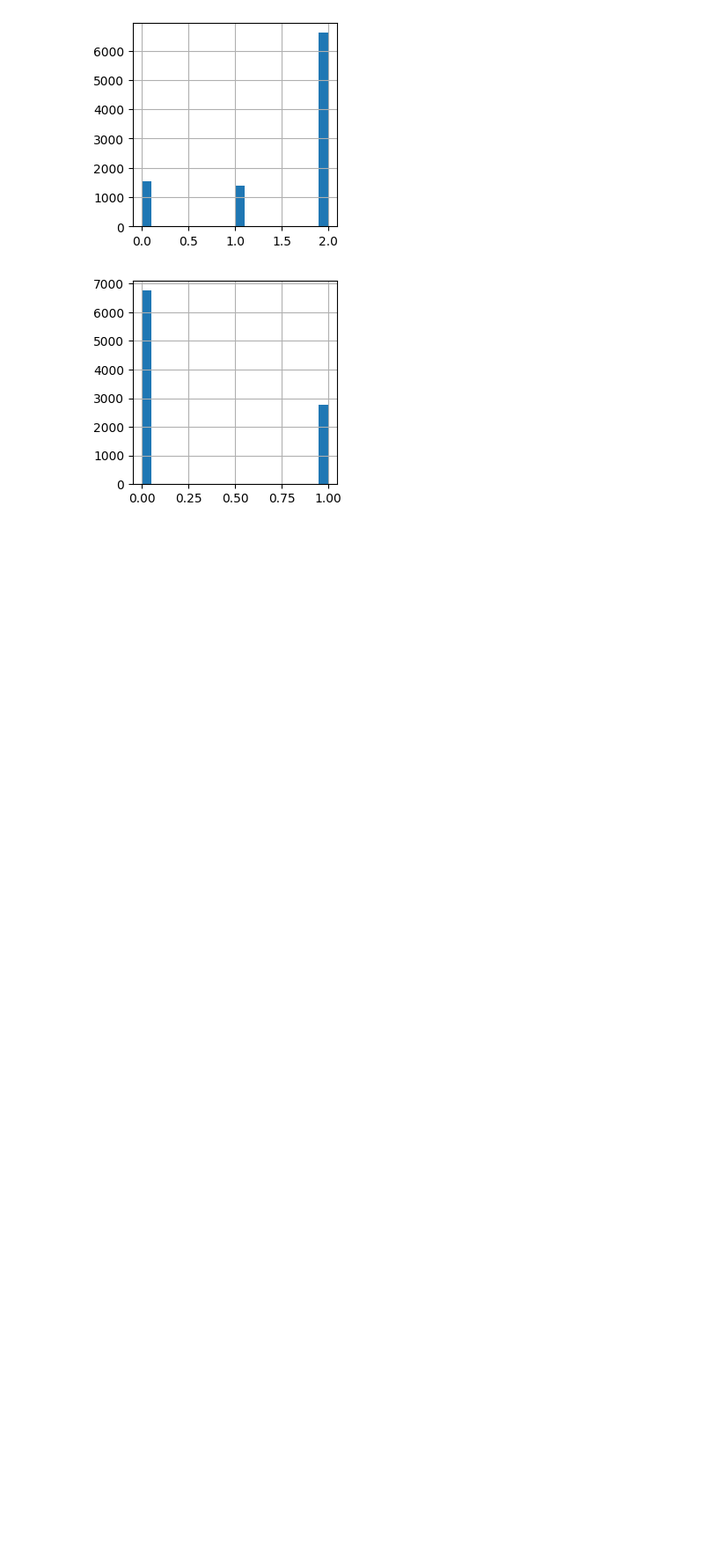
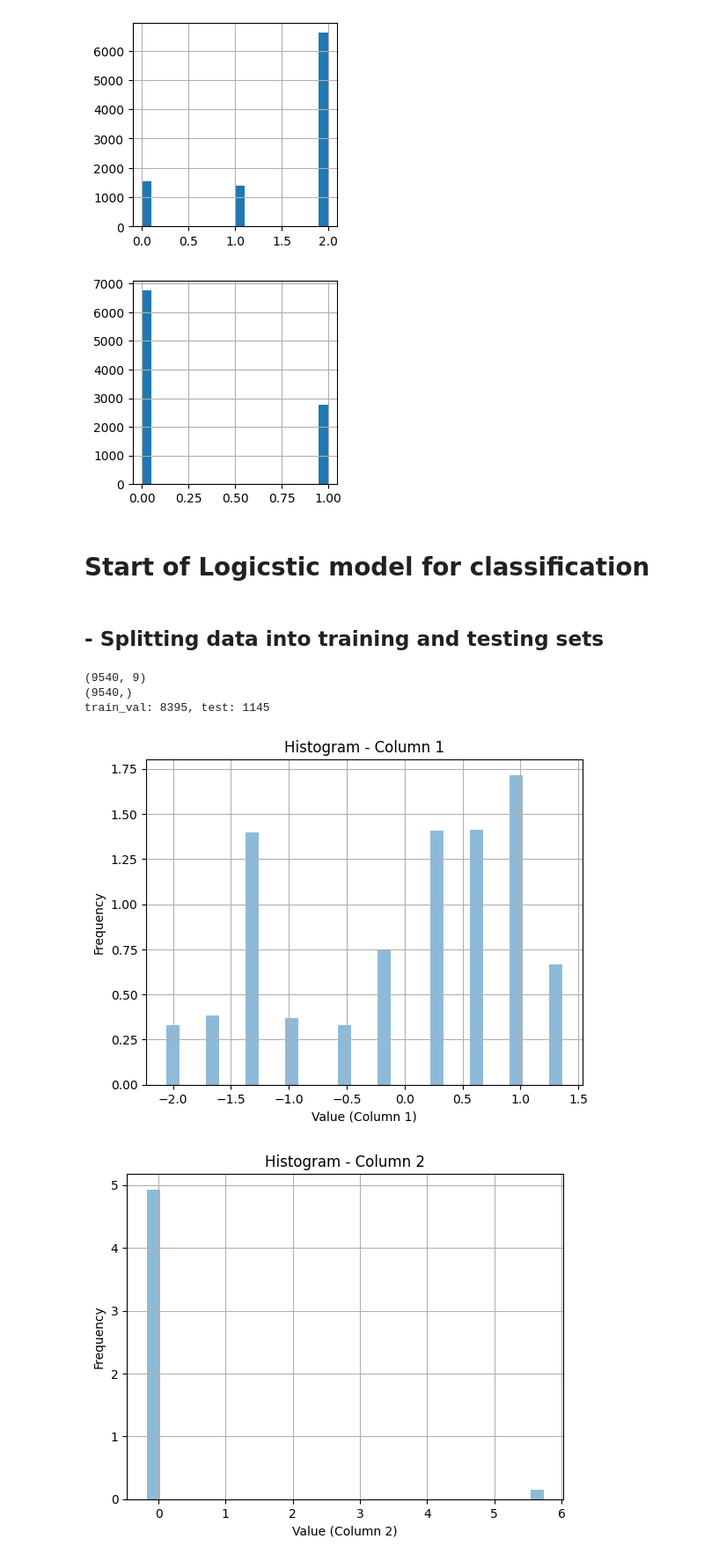
Before and after one commit to ahgoldmeer/CIS-3715-Final-Project, a Jupyter notebook: Final Project Main.ipynb, the cells around one changed output. Shown: that part at 88% size. Saved outputs shown, nothing was run; the diff lists cells and outputs as text; code cells hidden in the pictures; blank space fills up the shorter version.

Commit message:
Added regularization and started the logistic model with cross-fold validation step

```diff
--- a/Final Project Main.ipynb
+++ b/Final Project Main.ipynb
@@ -116,3 +111,38 @@ plt.show()
 [figure]
 [figure]
 [figure]
+# %% [markdown]
+# Start of Logicstic model for classification
+# %% [markdown]
+## - Splitting data into training and testing sets
+# %%
+from sklearn.preprocessing import StandardScaler
+from sklearn.model_selection import train_test_split
+
+FV = EData.drop('left', axis=1) #Features Values
+GTV = EData['left'] #Ground Truth Values
+
+print(FV.shape)
+print(GTV.shape)
+
+FV_train_val, FV_test, GTV_train_val, GTV_test = train_test_split(FV, GTV,
+                                                            test_size=0.12,
+                                                            random_state=0)
+print("train_val: {}, test: {}".format(FV_train_val.shape[0], FV_test.shape[0]))
+
+normalizer = StandardScaler()
+FV_train_val = normalizer.fit_transform(FV_train_val)
+FV_test = normalizer.transform(FV_test)
+for col_idx in range(FV_train_val.shape[1]):
+    plt.hist(FV_train_val[:, col_idx], bins=30, density=True, alpha=0.5)  # Adjust bins, density, and alpha as needed
+    plt.xlabel(f'Value (Column {col_idx + 1})')  # Label for x-axis
+    plt.ylabel('Frequency')  # Label for y-axis
+    plt.title(f'Histogram - Column {col_idx + 1}')  # Title for the histogram
+    plt.grid(True)  # Show grid
+    plt.show()
+# %% [output]
+(9540, 9)
+(9540,)
+train_val: 8395, test: 1145
+[figure, added]
+[figure, added]
```
Also changed, not shown: parts of 8 cells of this notebook.
